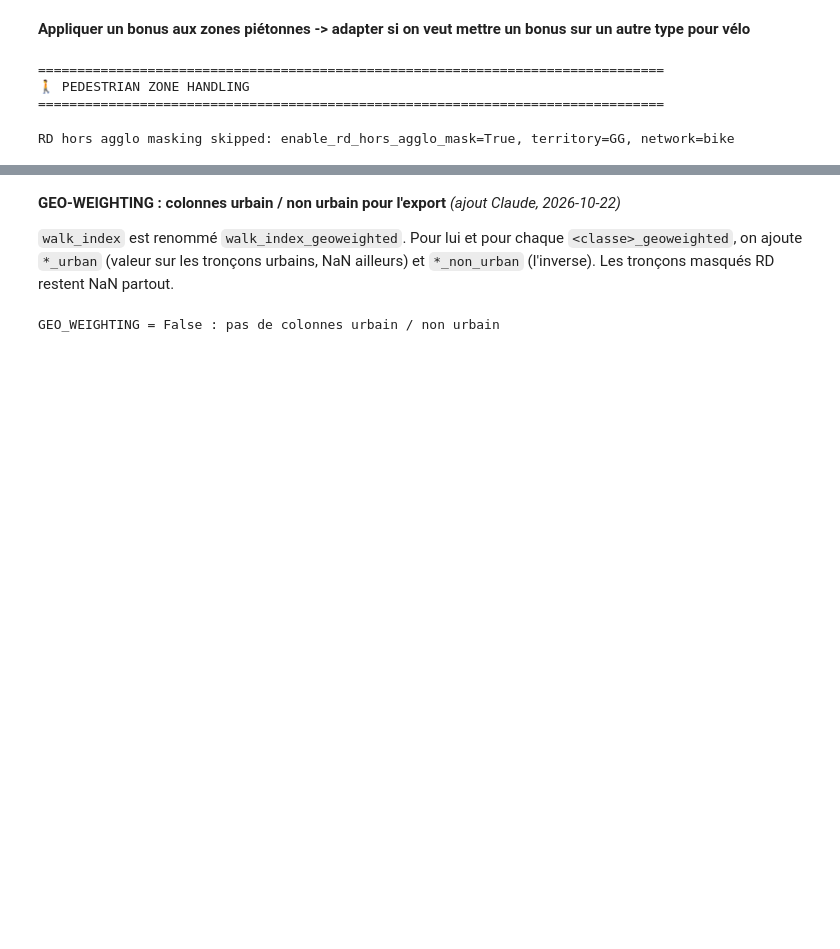
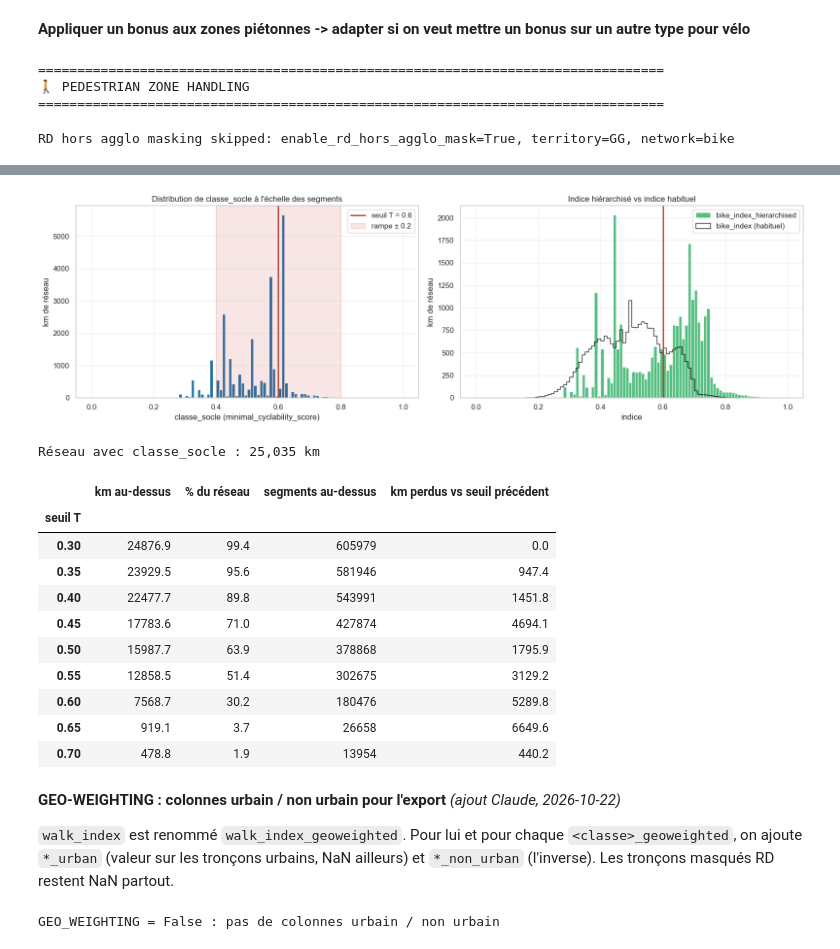
Before and after one commit to action-situee/PROJET_PIETON_GG, a Jupyter notebook: Notebook/Step 3/3_1_Compute_index.ipynb, the cells around one changed output, grey strips where cells are left out. Saved outputs shown, nothing was run; the diff lists cells and outputs as text; code cells hidden in the pictures; blank space fills up the shorter version.

```diff
--- a/Notebook/Step 3/3_1_Compute_index.ipynb
+++ b/Notebook/Step 3/3_1_Compute_index.ipynb
@@ -124,8 +124,8 @@ DEDUP_MAX_ANGLE_DEG = 30.0           # angle maximal entre les deux segments ; a
 DEDUP_MIN_SHARE = 0.8                # part minimale du segment couverte par des segments mieux classés
 # Seuls les aménagements dédiés (score >= DEDUP_DEDICATED_MIN_SCORE) retirent, et seulement des segments non dédiés.
 # Entre aménagements dédiés on ne retire rien (une piste ne retire pas une bande).
-# Avec les scores de 2_1 : dédiés = piste 1, bande / voie_mixte 0.7, footway_designe 0.6, partage_bus / accotement 0.5
-#                          retirables = bike_pedestrian_area 0.4, partage 0.3, bike_road 0
+# Avec les scores de 2_1 : dédiés = piste 1, bande / voie_mixte 0.7, footway_designe 0.6, contresens / partage_bus / accotement 0.5
+#                          retirables = bike_pedestrian_area 0.4, partage 0.3, chaussee_partagee 0.2, bike_road 0
 DEDUP_DEDICATED_MIN_SCORE = 0.5
 # Seuls les segments DESSINÉS À PART peuvent retirer (highway lu dans step1_all_segments, par segment_id).
 # Une bande, une voie bus ou une piste taguée sur la route (cycleway=track) n'a pas de doublon parallèle :
@@ -133,6 +133,22 @@ DEDUP_DEDICATED_MIN_SCORE = 0.5
 # None = pas de condition sur highway.
 DEDUP_ELIMINATOR_HIGHWAYS = {"cycleway", "path", "footway", "pedestrian", "track", "bridleway"}
 # <<< FIN DOUBLONS PARALLÈLES
+
+# >>> SCORE HIÉRARCHISÉ (Claude, 2026-11-23)
+# Calculé EN PLUS de l'indice habituel (bike_index et Classe_* restent inchangés).
+#   classe_socle  F = moyenne pondérée (initial_weight) des attributs « socle » (colonne SOCLE_COLUMN de l'Excel)
+#   classe_bonus  B = moyenne pondérée (initial_weight) des autres attributs, min-maxée sur [0, 1] si BONUS_MINMAX
+#   bike_index_hierarchised = F                       si F < seuil
+#                           = F + (1 - F) * B         si F >= seuil  (jamais > 1, pas de min-max final)
+#   seuil_atteint = 1 si F >= seuil, 0 sinon
+# Les NaN sont ignorés dans les moyennes (poids renormalisés sur les attributs présents).
+HIERARCHISED_SCORE = True
+SOCLE_COLUMN = "socle"          # colonne True / False de attributs_info_<network>_WIP.xlsx
+SOCLE_THRESHOLD = 0.6           # seuil T sur classe_socle
+SOCLE_DELTA = 0.2               # adoucissement : le bonus monte de 0 à 100 % entre T - delta et T + delta (0 = marche franche)
+BONUS_MINMAX = True             # True : classe_bonus min-maxée sur [0, 1] (tous les segments) ; False : moyenne brute
+SOCLE_HIST_THRESHOLDS = [0.3, 0.35, 0.4, 0.45, 0.5, 0.55, 0.6, 0.65, 0.7]   # tableau km au-dessus du seuil
+# <<< FIN SCORE HIÉRARCHISÉ
 # %% [output]
 Set parameters : GG or GE, bike or walk
 # %%
@@ -1550,3 +1663,53 @@ print("="*80)
+# %%
+# >>> SCORE HIÉRARCHISÉ : histogramme de classe_socle (segments, pondéré par la longueur) et km au-dessus du seuil
+if HIERARCHISED_SCORE and "classe_socle" in Indexv6.columns:
+    F = Indexv6["classe_socle"]
+    L_km = Indexv6["length"] / 1000 if "length" in Indexv6 else pd.Series(1.0, index=Indexv6.index)
+    valid = F.notna()
+
+    fig, axes = plt.subplots(1, 2, figsize=(16, 5))
+    ax = axes[0]
+    ax.hist(F[valid], bins=100, range=(0, 1), weights=L_km[valid], color="#2471a3")
+    ax.axvline(SOCLE_THRESHOLD, color="#c0392b", lw=2, label=f"seuil T = {SOCLE_THRESHOLD}")
+    if SOCLE_DELTA > 0:
+        ax.axvspan(SOCLE_THRESHOLD - SOCLE_DELTA, SOCLE_THRESHOLD + SOCLE_DELTA, color="#c0392b", alpha=.12,
+                   label=f"rampe ± {SOCLE_DELTA}")
+    ax.set_xlabel("classe_socle (minimal_cyclability_score)"); ax.set_ylabel("km de réseau")
+    ax.set_title("Distribution de classe_socle à l'échelle des segments"); ax.legend(); ax.grid(alpha=.3)
+
+    ax = axes[1]
+    ax.hist(Indexv6.loc[valid, hier_col], bins=100, range=(0, 1), weights=L_km[valid], color="#27ae60", alpha=.8,
+            label=hier_col)
+    ax.hist(Indexv6.loc[valid, index_col], bins=100, range=(0, 1), weights=L_km[valid], histtype="step",
+            color="k", lw=1.2, label=f"{index_col} (habituel)")
+    ax.axvline(SOCLE_THRESHOLD, color="#c0392b", lw=2)
+    ax.set_xlabel("indice"); ax.set_ylabel("km de réseau"); ax.set_title("Indice hiérarchisé vs indice habituel")
+    ax.legend(); ax.grid(alpha=.3)
+    plt.tight_layout(); plt.show()
+
+    total = L_km[valid].sum()
+    rows = [{"seuil T": t, "km au-dessus": L_km[valid & (F >= t)].sum(),
+             "% du réseau": L_km[valid & (F >= t)].sum() / total * 100,
+             "segments au-dessus": int((valid & (F >= t)).sum())} for t in SOCLE_HIST_THRESHOLDS]
+    tab = pd.DataFrame(rows).set_index("seuil T")
+    tab["km perdus vs seuil précédent"] = (-tab["km au-dessus"].diff()).fillna(0)
+    print(f"Réseau avec classe_socle : {total:,.0f} km")
+    display(tab.round({"km au-dessus": 1, "% du réseau": 1, "km perdus vs seuil précédent": 1}))
+# <<< FIN SCORE HIÉRARCHISÉ
+# %% [output]
+[figure, added]
+Réseau avec classe_socle : 25,035 km
+|  | km au-dessus | % du réseau | segments au-dessus | km perdus vs seuil précédent |
+| seuil T |  |  |  |  |
+| 0.30 | 24876.9 | 99.4 | 605979 | 0.0 |
+| 0.35 | 23929.5 | 95.6 | 581946 | 947.4 |
+| 0.40 | 22477.7 | 89.8 | 543991 | 1451.8 |
+| 0.45 | 17783.6 | 71.0 | 427874 | 4694.1 |
+| 0.50 | 15987.7 | 63.9 | 378868 | 1795.9 |
+| 0.55 | 12858.5 | 51.4 | 302675 | 3129.2 |
+| 0.60 | 7568.7 | 30.2 | 180476 | 5289.8 |
+| 0.65 | 919.1 | 3.7 | 26658 | 6649.6 |
+| 0.70 | 478.8 | 1.9 | 13954 | 440.2 |
 # %% [markdown]
 **GEO-WEIGHTING : colonnes urbain / non urbain pour l'export** *(ajout Claude, 2026-10-22)*
 
```
Also changed, not shown: parts of 12 cells of this notebook, 10 other files.
